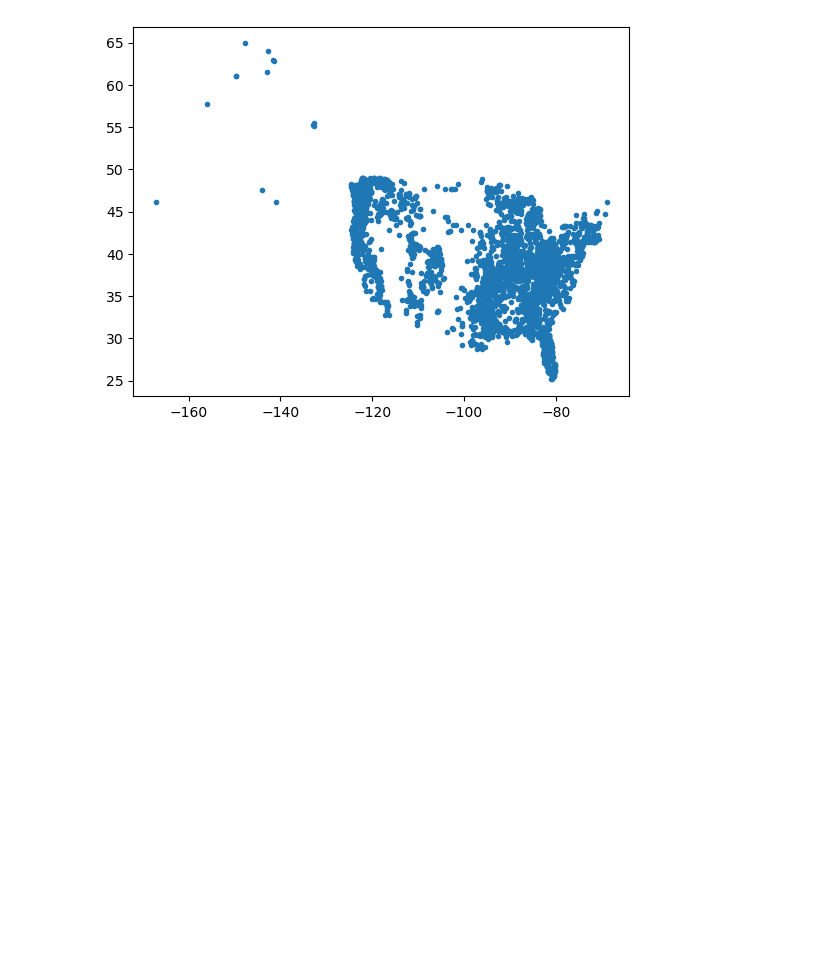
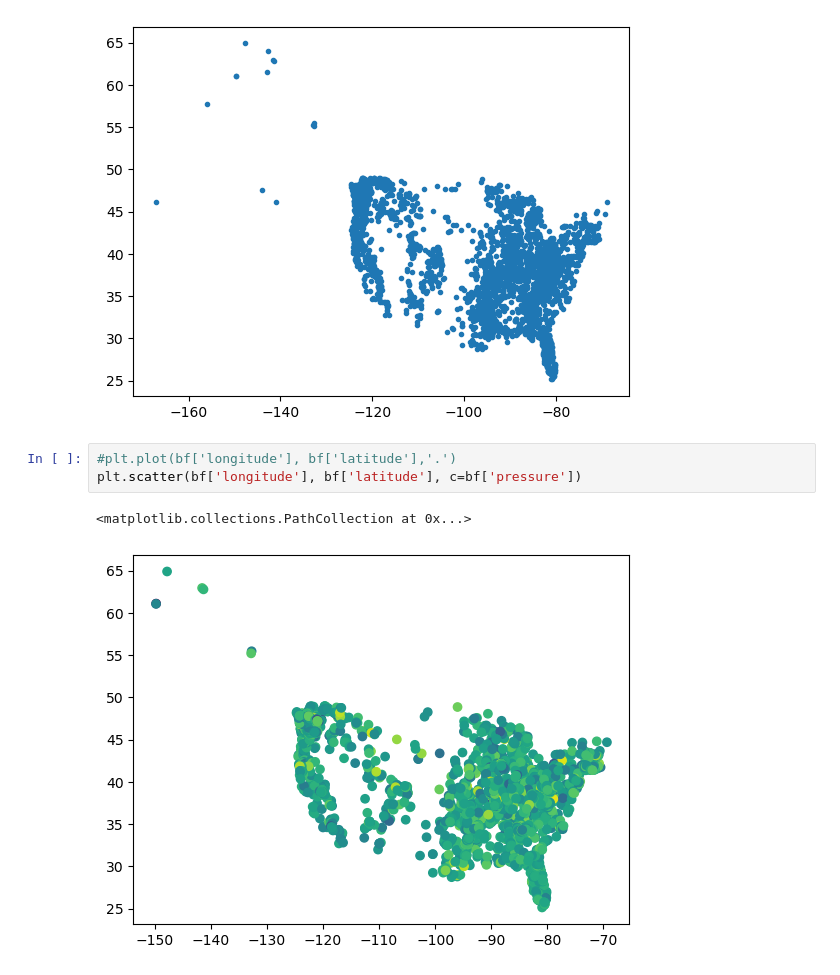
Before and after one commit to UIUC-iSchool-DataViz/is445_bcubcg_fall2025, a Jupyter notebook: week05/inClass_week05.ipynb, the cells around one changed output. Drawn from its saved outputs; the diff is of its cells as text; blank space fills up the shorter version.

```diff
--- a/week05/inClass_week05.ipynb
+++ b/week05/inClass_week05.ipynb
@@ -616,3 +616,9 @@ plt.plot(bf['longitude'], bf['latitude'],'.')
 # %% [output]
 [<matplotlib.lines.Line2D at 0x...>]
 [figure]
+# %%
+#plt.plot(bf['longitude'], bf['latitude'],'.')
+plt.scatter(bf['longitude'], bf['latitude'], c=bf['pressure'])
+# %% [output]
+<matplotlib.collections.PathCollection at 0x...>
+[figure, added]
```
